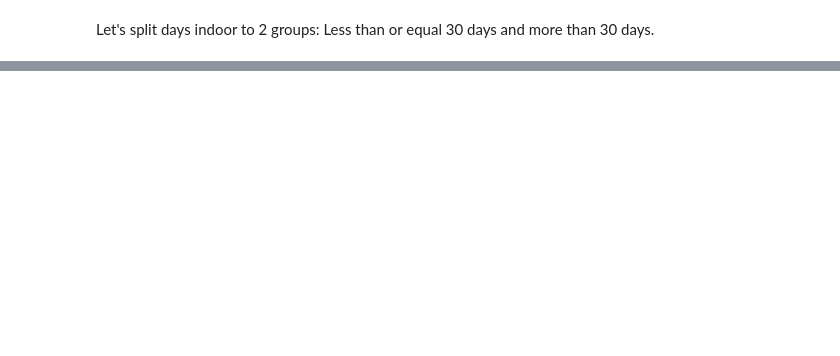
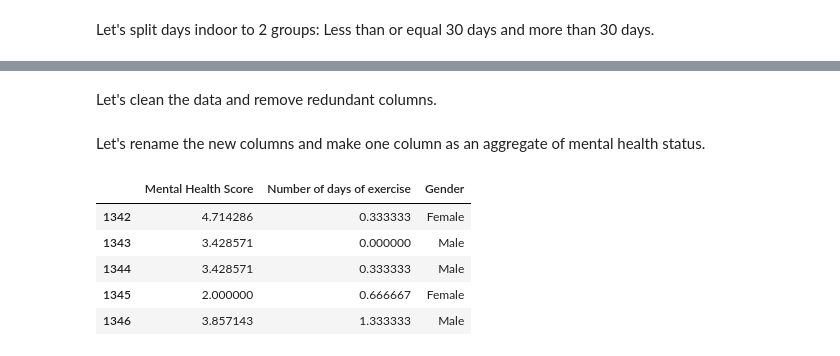
Before and after one commit to qiuzihao88/DSA4262, a Jupyter notebook: assignment1.ipynb, the cells around one changed output, grey strips where cells are left out. Cells and saved outputs as stored; diff of their text form; code cells hidden in the pictures; blank space fills up the shorter version.

```diff
--- a/assignment1.ipynb
+++ b/assignment1.ipynb
@@ -220,0 +212,2 @@ df_2.head()
+# %% [markdown]
+Let's clean the data and remove redundant columns.
@@ -220,0 +220,2 @@ df_2.head()
+# %% [markdown]
+Let's rename the new columns and make one column as an aggregate of mental health status.
@@ -220,0 +240,9 @@ df_2.head()
+# %%
+df_2_keep.head()
+# %% [output]
+|  | Mental Health Score | Number of days of exercise | Gender |
+| 1342 | 4.714286 | 0.333333 | Female |
+| 1343 | 3.428571 | 0.000000 | Male |
+| 1344 | 3.428571 | 0.333333 | Male |
+| 1345 | 2.000000 | 0.666667 | Female |
+| 1346 | 3.857143 | 1.333333 | Male |
```
Also changed, not shown: parts of 19 cells of this notebook.
